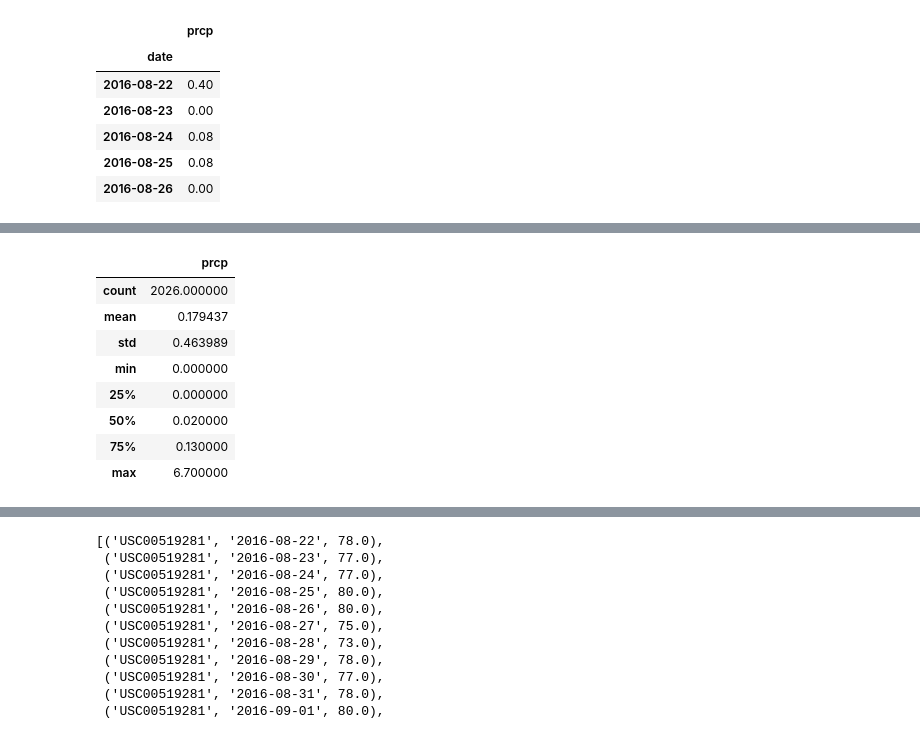
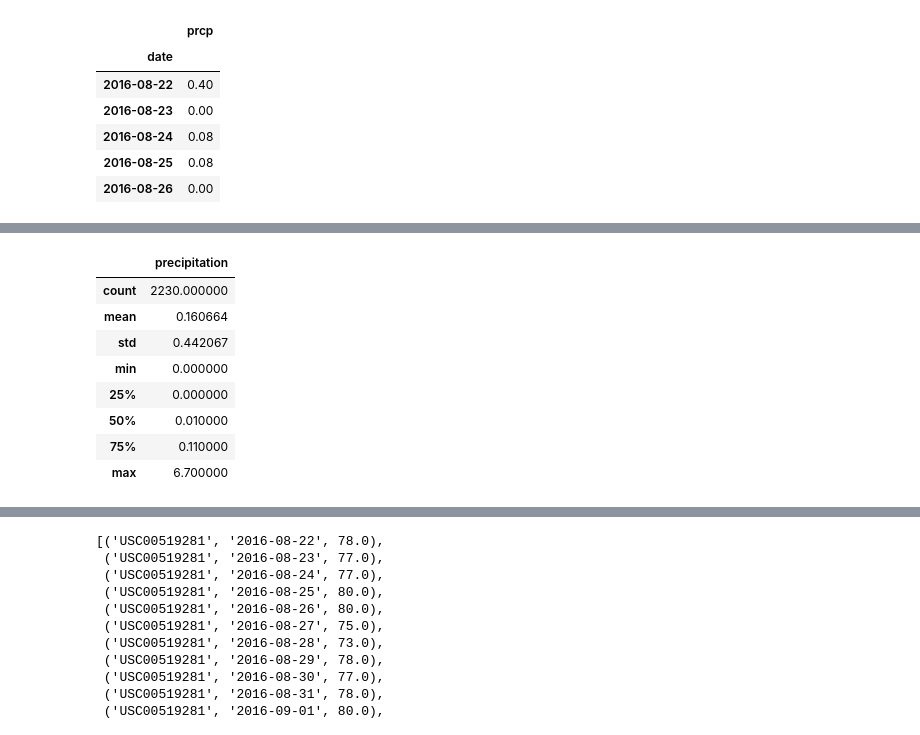
Before and after one commit to mudoimeh/Advanced-Data-Storage-Homework, a Jupyter notebook: Climate_StarterMfon.ipynb, the cells around one changed output, grey strips where cells are left out. Drawn from its saved outputs; the diff is of its cells as text; code cells hidden in the pictures.

```diff
--- a/Climate_StarterMfon.ipynb
+++ b/Climate_StarterMfon.ipynb
@@ -108,8 +180,5 @@ prcp_plot_pd.head()
 # %%
 # Perform a query to retrieve the data and precipitation scores
-#Create variables to use in our data plot
-prcp = prcp_plot_pd['prcp']
-date = prcp_plot_pd.index.values
-#date
-prcp
+data_prcp_score = session.query(Measurement.date, Measurement.prcp).filter(Measurement.date >= year_ago).all()
+data_prcp_score
 # %% [output]
@@ -153,2 +202,4 @@ plt.show()
 # %%
 # Save the query results as a Pandas DataFrame and set the index to the date column
+precipitation_df = pd.DataFrame(data_prcp_score,columns=['date', 'precipitation'])
+precipitation_df
@@ -156,0 +225,4 @@ plt.show()
+# %%
+# Change datatype from element to datetime object on Pandas
+precipitation_df['date'] = pd.to_datetime(precipitation_df['date'], format='%Y-%m-%d')
+precipitation_df
@@ -156,0 +248,7 @@ plt.show()
+# %%
+# Set index to date
+precipitation_df.set_index('date', inplace=True)
+
+# Sort the dataframe by date
+precipitation_df = precipitation_df.sort_values(by='date',ascending=True)
+precipitation_df
@@ -159,13 +283,13 @@ plt.show()
 # %%
 # Use Pandas to calcualte the summary statistics for the precipitation data
-prcp_plot_pd.describe()
+precipitation_df.describe()
 # %% [output]
-|  | prcp |
-| count | 2026.000000 |
-| mean | 0.179437 |
-| std | 0.463989 |
+|  | precipitation |
+| count | 2230.000000 |
+| mean | 0.160664 |
+| std | 0.442067 |
 | min | 0.000000 |
 | 25% | 0.000000 |
-| 50% | 0.020000 |
-| 75% | 0.130000 |
+| 50% | 0.010000 |
+| 75% | 0.110000 |
 | max | 6.700000 |
```
Also changed, not shown: parts of 49 cells of this notebook, 3 other files.
